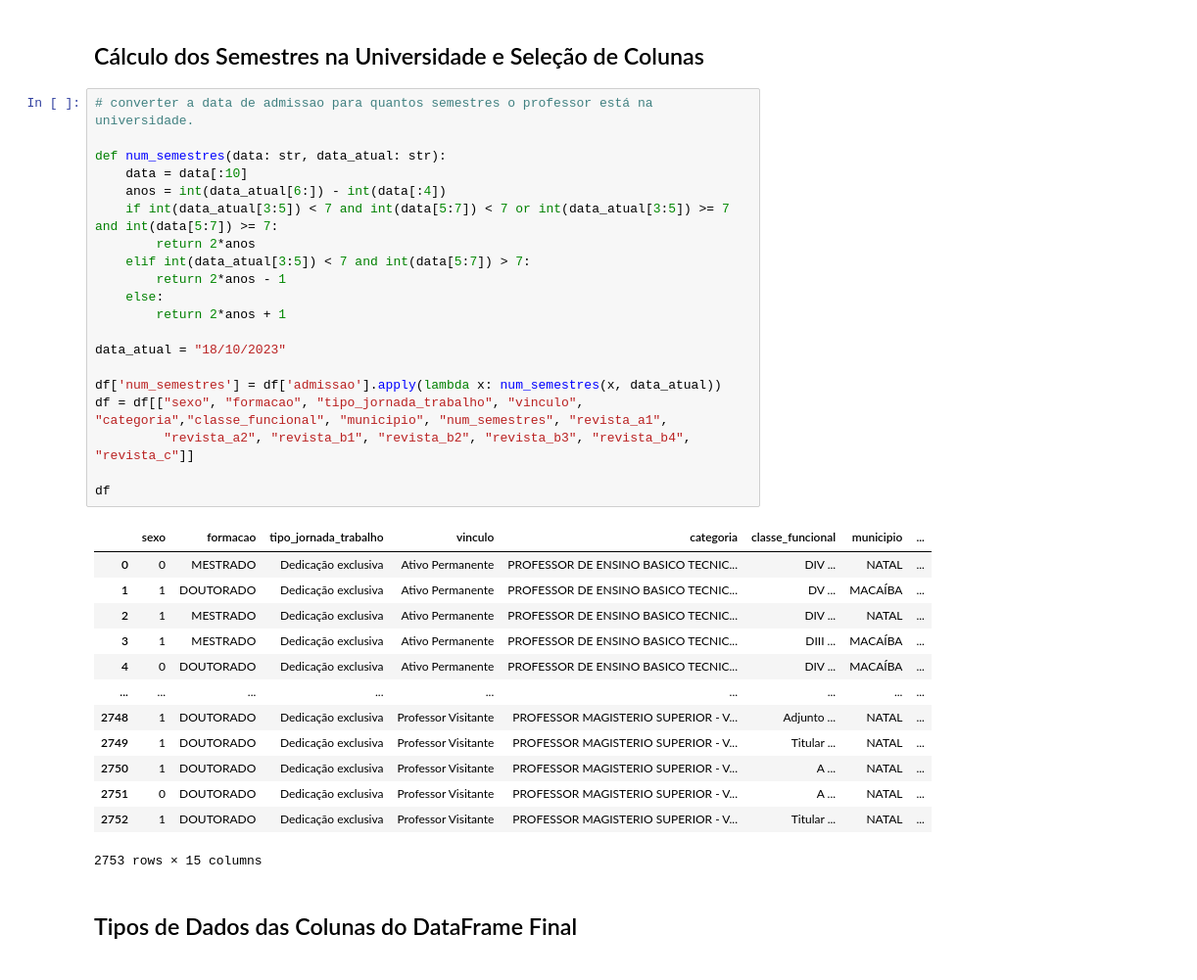
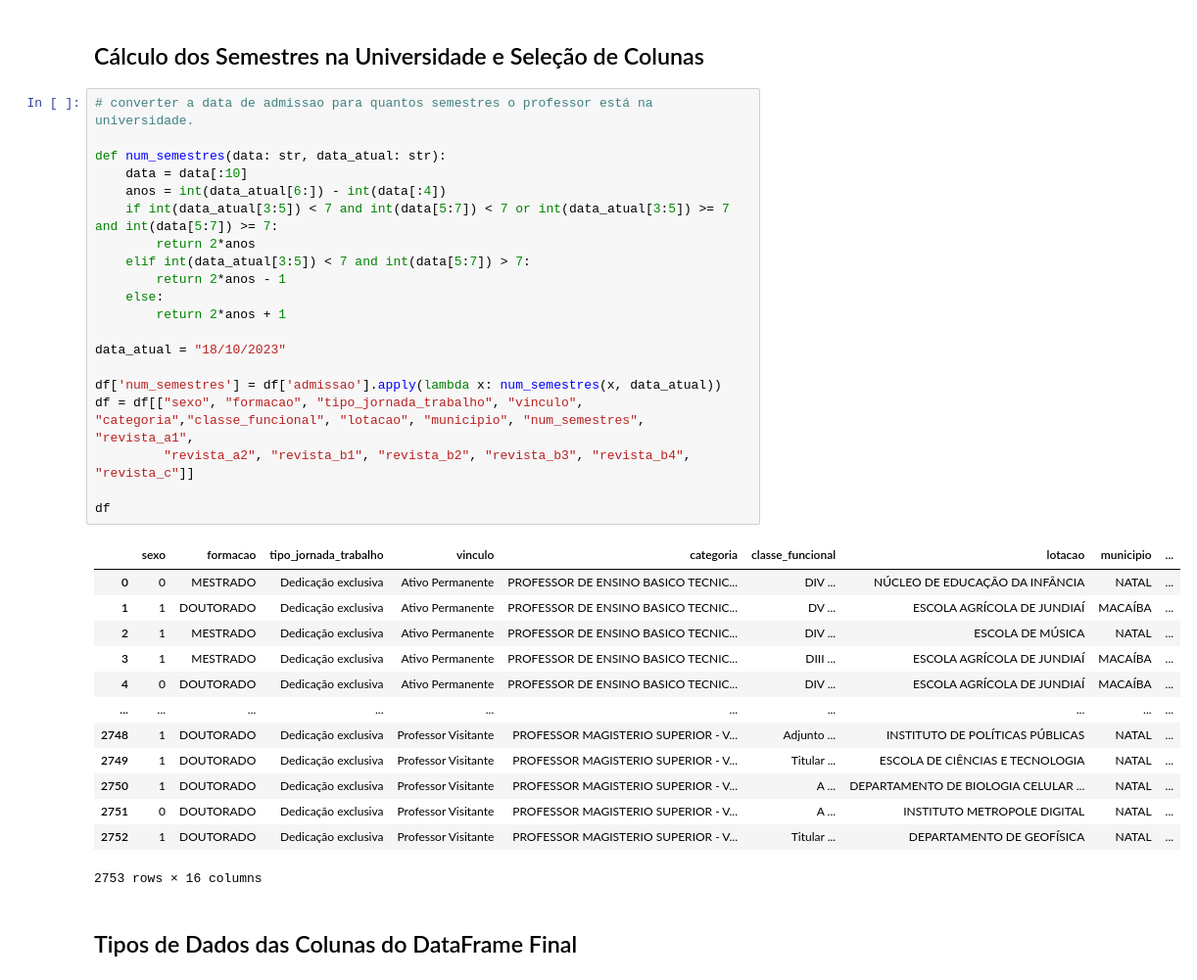
Before and after one commit to Lucas-Morais-Freire/AI, a Jupyter notebook: proj U1/teacher_qualis_xgb.ipynb, the cells around one changed output. Shown: that part at 98% size. Cells and saved outputs as stored; diff of their text form.

```diff
--- a/proj U1/teacher_qualis_xgb.ipynb
+++ b/proj U1/teacher_qualis_xgb.ipynb
@@ -190,37 +190,37 @@ CURRAIS NOVOS: 56
 # %%
 # converter a data de admissao para quantos semestres o professor está na universidade.
 
 def num_semestres(data: str, data_atual: str):
     data = data[:10]
     anos = int(data_atual[6:]) - int(data[:4])
     if int(data_atual[3:5]) < 7 and int(data[5:7]) < 7 or int(data_atual[3:5]) >= 7 and int(data[5:7]) >= 7:
         return 2*anos
     elif int(data_atual[3:5]) < 7 and int(data[5:7]) > 7:
         return 2*anos - 1
     else:
         return 2*anos + 1
 
 data_atual = "18/10/2023"
 
 df['num_semestres'] = df['admissao'].apply(lambda x: num_semestres(x, data_atual))
-df = df[["sexo", "formacao", "tipo_jornada_trabalho", "vinculo", "categoria","classe_funcional", "municipio", "num_semestres", "revista_a1",
+df = df[["sexo", "formacao", "tipo_jornada_trabalho", "vinculo", "categoria","classe_funcional", "lotacao", "municipio", "num_semestres", "revista_a1",
          "revista_a2", "revista_b1", "revista_b2", "revista_b3", "revista_b4", "revista_c"]]
 
 df
 # %% [output]
-|  | sexo | formacao | tipo_jornada_trabalho | vinculo | categoria | classe_funcional | municipio | ... |
-| 0 | 0 | MESTRADO | Dedicação exclusiva | Ativo Permanente | PROFESSOR DE ENSINO BASICO TECNIC... | DIV ... | NATAL | ... |
-| 1 | 1 | DOUTORADO | Dedicação exclusiva | Ativo Permanente | PROFESSOR DE ENSINO BASICO TECNIC... | DV ... | MACAÍBA | ... |
-| 2 | 1 | MESTRADO | Dedicação exclusiva | Ativo Permanente | PROFESSOR DE ENSINO BASICO TECNIC... | DIV ... | NATAL | ... |
-| 3 | 1 | MESTRADO | Dedicação exclusiva | Ativo Permanente | PROFESSOR DE ENSINO BASICO TECNIC... | DIII ... | MACAÍBA | ... |
-| 4 | 0 | DOUTORADO | Dedicação exclusiva | Ativo Permanente | PROFESSOR DE ENSINO BASICO TECNIC... | DIV ... | MACAÍBA | ... |
-| ... | ... | ... | ... | ... | ... | ... | ... | ... |
-| 2748 | 1 | DOUTORADO | Dedicação exclusiva | Professor Visitante | PROFESSOR MAGISTERIO SUPERIOR - V... | Adjunto ... | NATAL | ... |
-| 2749 | 1 | DOUTORADO | Dedicação exclusiva | Professor Visitante | PROFESSOR MAGISTERIO SUPERIOR - V... | Titular ... | NATAL | ... |
-| 2750 | 1 | DOUTORADO | Dedicação exclusiva | Professor Visitante | PROFESSOR MAGISTERIO SUPERIOR - V... | A ... | NATAL | ... |
-| 2751 | 0 | DOUTORADO | Dedicação exclusiva | Professor Visitante | PROFESSOR MAGISTERIO SUPERIOR - V... | A ... | NATAL | ... |
-| 2752 | 1 | DOUTORADO | Dedicação exclusiva | Professor Visitante | PROFESSOR MAGISTERIO SUPERIOR - V... | Titular ... | NATAL | ... |
+|  | sexo | formacao | tipo_jornada_trabalho | vinculo | categoria | classe_funcional | lotacao | municipio | ... |
+| 0 | 0 | MESTRADO | Dedicação exclusiva | Ativo Permanente | PROFESSOR DE ENSINO BASICO TECNIC... | DIV ... | NÚCLEO DE EDUCAÇÃO DA INFÂNCIA | NATAL | ... |
+| 1 | 1 | DOUTORADO | Dedicação exclusiva | Ativo Permanente | PROFESSOR DE ENSINO BASICO TECNIC... | DV ... | ESCOLA AGRÍCOLA DE JUNDIAÍ | MACAÍBA | ... |
+| 2 | 1 | MESTRADO | Dedicação exclusiva | Ativo Permanente | PROFESSOR DE ENSINO BASICO TECNIC... | DIV ... | ESCOLA DE MÚSICA | NATAL | ... |
+| 3 | 1 | MESTRADO | Dedicação exclusiva | Ativo Permanente | PROFESSOR DE ENSINO BASICO TECNIC... | DIII ... | ESCOLA AGRÍCOLA DE JUNDIAÍ | MACAÍBA | ... |
+| 4 | 0 | DOUTORADO | Dedicação exclusiva | Ativo Permanente | PROFESSOR DE ENSINO BASICO TECNIC... | DIV ... | ESCOLA AGRÍCOLA DE JUNDIAÍ | MACAÍBA | ... |
+| ... | ... | ... | ... | ... | ... | ... | ... | ... | ... |
+| 2748 | 1 | DOUTORADO | Dedicação exclusiva | Professor Visitante | PROFESSOR MAGISTERIO SUPERIOR - V... | Adjunto ... | INSTITUTO DE POLÍTICAS PÚBLICAS | NATAL | ... |
+| 2749 | 1 | DOUTORADO | Dedicação exclusiva | Professor Visitante | PROFESSOR MAGISTERIO SUPERIOR - V... | Titular ... | ESCOLA DE CIÊNCIAS E TECNOLOGIA | NATAL | ... |
+| 2750 | 1 | DOUTORADO | Dedicação exclusiva | Professor Visitante | PROFESSOR MAGISTERIO SUPERIOR - V... | A ... | DEPARTAMENTO DE BIOLOGIA CELULAR ... | NATAL | ... |
+| 2751 | 0 | DOUTORADO | Dedicação exclusiva | Professor Visitante | PROFESSOR MAGISTERIO SUPERIOR - V... | A ... | INSTITUTO METROPOLE DIGITAL | NATAL | ... |
+| 2752 | 1 | DOUTORADO | Dedicação exclusiva | Professor Visitante | PROFESSOR MAGISTERIO SUPERIOR - V... | Titular ... | DEPARTAMENTO DE GEOFÍSICA | NATAL | ... |
-2753 rows × 15 columns
+2753 rows × 16 columns
 # %% [markdown]
 ## Tipos de Dados das Colunas do DataFrame Final
 # %%
```
Also changed, not shown: parts of 19 cells of this notebook, 1 other file.
